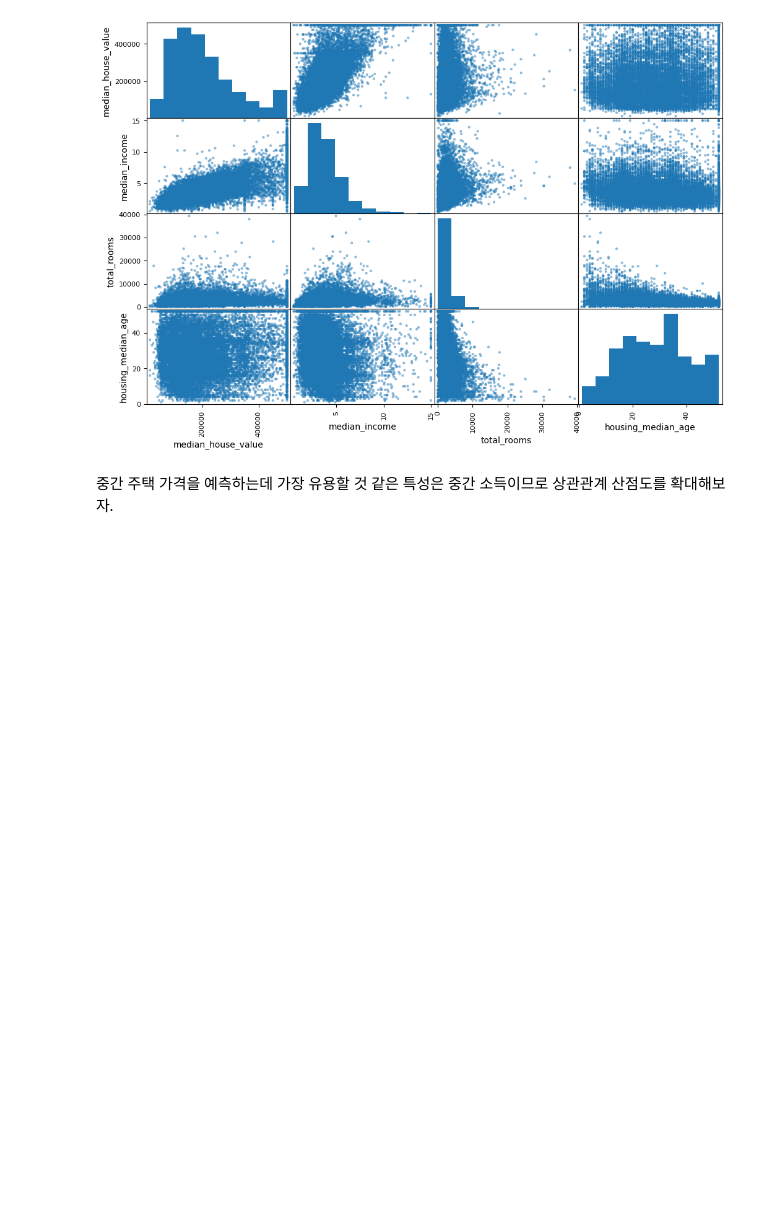
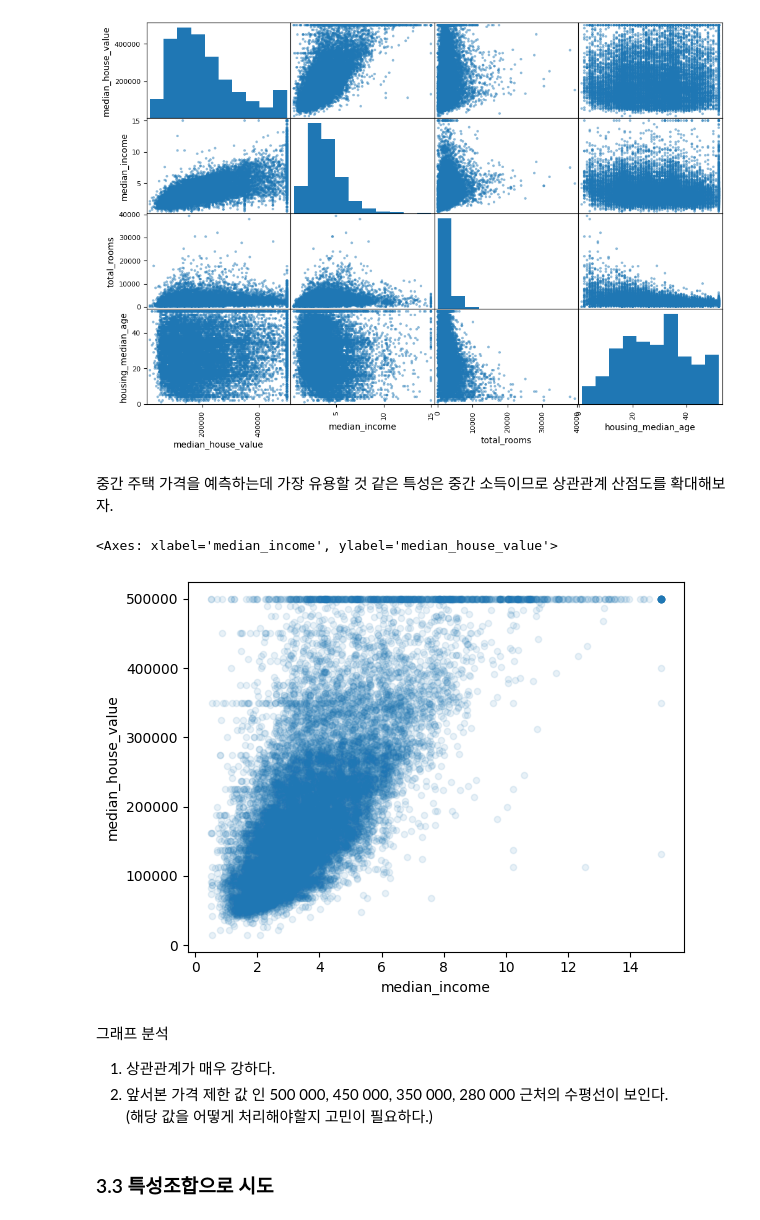
Before and after one commit to geunskoo/hands-on-machine-learning, a Jupyter notebook: a-to-z-machine-learning.ipynb, the cells around one changed output. Cells and saved outputs as stored; diff of their text form; code cells hidden in the pictures; blank space fills up the shorter version.

```diff
--- a/a-to-z-machine-learning.ipynb
+++ b/a-to-z-machine-learning.ipynb
@@ -345,3 +345,15 @@ array([[<Axes: xlabel='median_house_value', ylabel='median_house_value'>,
 [figure]
 # %% [markdown]
 중간 주택 가격을 예측하는데 가장 유용할 것 같은 특성은 중간 소득이므로 상관관계 산점도를 확대해보자.
+# %%
+housing.plot(kind='scatter', x='median_income', y='median_house_value', alpha=0.1)
+# %% [output]
+<Axes: xlabel='median_income', ylabel='median_house_value'>
+[figure, added]
+# %% [markdown]
+그래프 분석
+1. 상관관계가 매우 강하다.
+2. 앞서본 가격 제한 값 인 500 000, 450 000, 350 000, 280 000 근처의 수평선이 보인다.
+(해당 값을 어떻게 처리해야할지 고민이 필요하다.)
+# %% [markdown]
+### 3.3 특성조합으로 시도
```
Also changed, not shown: parts of 3 cells of this notebook.
